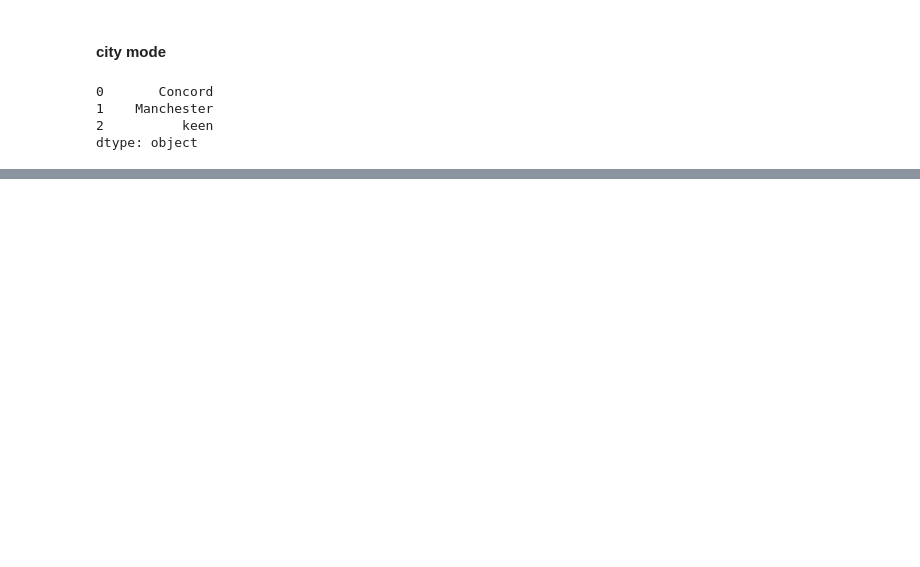
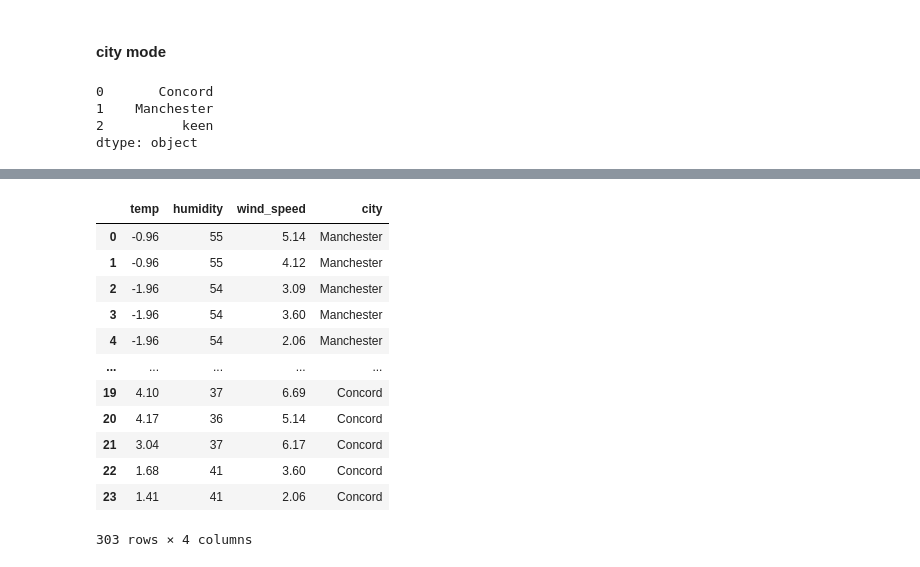
Before and after one commit to Thraingios/DataProject, a Jupyter notebook: WetherApi.ipynb, the cells around one changed output, grey strips where cells are left out. Cells and saved outputs as stored; diff of their text form; code cells hidden in the pictures; blank space fills up the shorter version.

```diff
--- a/WetherApi.ipynb
+++ b/WetherApi.ipynb
@@ -220,0 +248,17 @@ dtype: object
+# %%
+bar_graph = (df_big.drop(['dt','id'], axis=1).copy())
+bar_graph
+# %% [output]
+|  | temp | humidity | wind_speed | city |
+| 0 | -0.96 | 55 | 5.14 | Manchester |
+| 1 | -0.96 | 55 | 4.12 | Manchester |
+| 2 | -1.96 | 54 | 3.09 | Manchester |
+| 3 | -1.96 | 54 | 3.60 | Manchester |
+| 4 | -1.96 | 54 | 2.06 | Manchester |
+| ... | ... | ... | ... | ... |
+| 19 | 4.10 | 37 | 6.69 | Concord |
+| 20 | 4.17 | 36 | 5.14 | Concord |
+| 21 | 3.04 | 37 | 6.17 | Concord |
+| 22 | 1.68 | 41 | 3.60 | Concord |
+| 23 | 1.41 | 41 | 2.06 | Concord |
+303 rows × 4 columns
```
Also changed, not shown: parts of 14 cells of this notebook, 2 other files.
